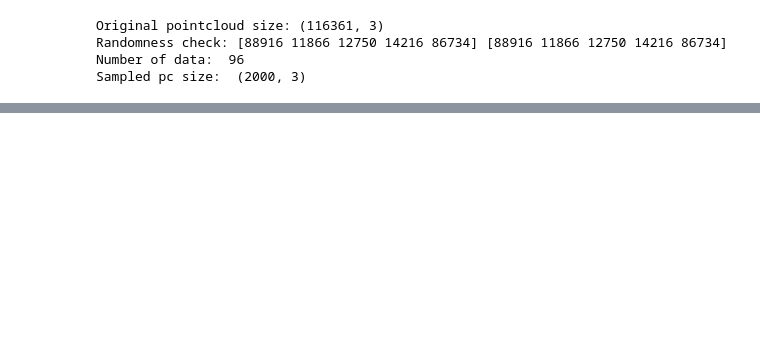
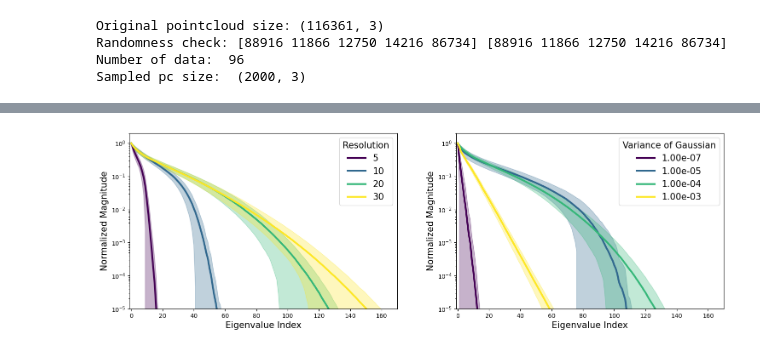
Before and after one commit to shuangliang15/pullback-geometry-persistent-homology, a Jupyter notebook: Selecting-hyperparameters/experiments.ipynb, the cells around one changed output, grey strips where cells are left out. Drawn from its saved outputs; the diff is of its cells as text; code cells hidden in the pictures; blank space fills up the shorter version.

```diff
--- a/Selecting-hyperparameters/experiments.ipynb
+++ b/Selecting-hyperparameters/experiments.ipynb
@@ -81,27 +89,16 @@ Randomness check: [88916 11866 12750 14216 86734] [88916 11866 12750 14216 86734
 Number of data:  96
 Sampled pc size:  (2000, 3)
 # %%
-# compute the pc-wise Was_icp distance -> interate every i, find the smallest, compute the gradient, subsample 500 pts and gradvec correspondingly
+# compute the ICP-Wasserstein distance matrix
 n = len(data_pc)
 distance_matrix = np.zeros((n, n))
-# Compute the pairwise Wasserstein distances between point clouds
 for i in range(n):
-    start_time = time.time()  # Start measuring the time
     for j in range(i, n):
         pc1,pc2 = data_pc[i],data_pc[j]
         pc1_regis = find_align(pc1, pc2)
-        # Compute wass
         M = ot.dist(pc1_regis, pc2)
-        # Emprical distribution
         d1,d2 = np.ones((number_pts,)) / number_pts, np.ones((number_pts,)) / number_pts
-        # OT matrix
         emd = ot.emd(d1,d2,M, numItermax=1e6) #default numItermax 1e5
-        # Was distance
         W = np.sum(emd * M)
         distance_matrix[i][j] = W
         distance_matrix[j][i] = W
-    break
-
-# import pickle
-# with open("/content/drive/MyDrive/ICG_WAS_DISTMAT.pkl", 'wb') as f:
-#     pickle.dump(distance_matrix, f)
@@ -166,7 +137,0 @@ for i,pc in enumerate(data_pc):
-# %%
-with open('ICG_WAS_PC_3.pkl', 'rb') as f:
-    data_pc = pickle.load(f)
-data_pc = np.array(data_pc)
-
-with open('ICG_WAS_GRAD_3.pkl', 'rb') as f:
-    data_grad = pickle.load(f)
@@ -173 +203,45 @@ with open('ICG_WAS_GRAD_3.pkl', 'rb') as f:
+# %%
+fig, ax = plt.subplots(1, 2, figsize=(16,6))
+gauss_sigma =  1e-4
+number_pixel = 20
+FZ = 15
+max_x = 170
+min_y = 1e-5
+number_pixels = np.array([5, 10, 20, 30]).astype(np.int32)
+colors = plt.cm.get_cmap('viridis', len(number_pixels))
+for i, number_pixel in enumerate(number_pixels):
+    mean = Means1[i]
+    std = Stds1[i]
+    ax[0].plot(range(len(mean)), mean, color=colors(i), label=f'{number_pixel}', linewidth=3)
+    ax[0].fill_between(range(len(mean)), mean - std, mean + std, color=colors(i), alpha=0.3)
+ax[0].set_yscale('log')
+ax[0].set_ylabel('Normalized Magnitude', fontsize=FZ)
+ax[0].set_xlabel('Eigenvalue Index', fontsize=FZ)
+ax[0].set_xlim([-1,max_x])
+ax[0].set_ylim([min_y,2.])
+ax[0].legend(fontsize=FZ,title='Resolution')
+plt.setp(ax[0].get_legend().get_title(), fontsize=FZ) # for legend title
+
+gauss_sigma = 1e-4
+number_pixel = 20
+
+gauss_sigmas = np.array([1e-7, 1e-5, 1e-4, 1e-3]).astype(np.float32) #0.0001
+colors = plt.cm.get_cmap('viridis', len(gauss_sigmas))
+for i, gauss_sigma in enumerate(gauss_sigmas):
+    mean = Means2[i]
+    std = Stds2[i]
+    ax[1].plot(range(len(mean)), mean, color=colors(i), label=f'{gauss_sigma:.2e}', linewidth=3)
+    ax[1].fill_between(range(len(mean)), mean - std, mean + std, color=colors(i), alpha=0.3)
+ax[1].set_yscale('log')
+ax[1].set_ylabel('Normalized Magnitude', fontsize=FZ)
+ax[1].set_xlabel('Eigenvalue Index', fontsize=FZ)
+ax[1].set_xlim([-1,max_x])
+ax[1].set_ylim([min_y,2.])
+ax[1].legend(fontsize=FZ,title='Variance of Gaussian')
+plt.setp(ax[1].get_legend().get_title(), fontsize=FZ) # for legend title
+
+plt.tight_layout(pad=5.0)
+plt.savefig('Figures/spec_brain.png',dpi=300)
+# %% [output]
+[figure, added]
 # %%
```
Also changed, not shown: parts of 17 cells of this notebook, 14 other files.
